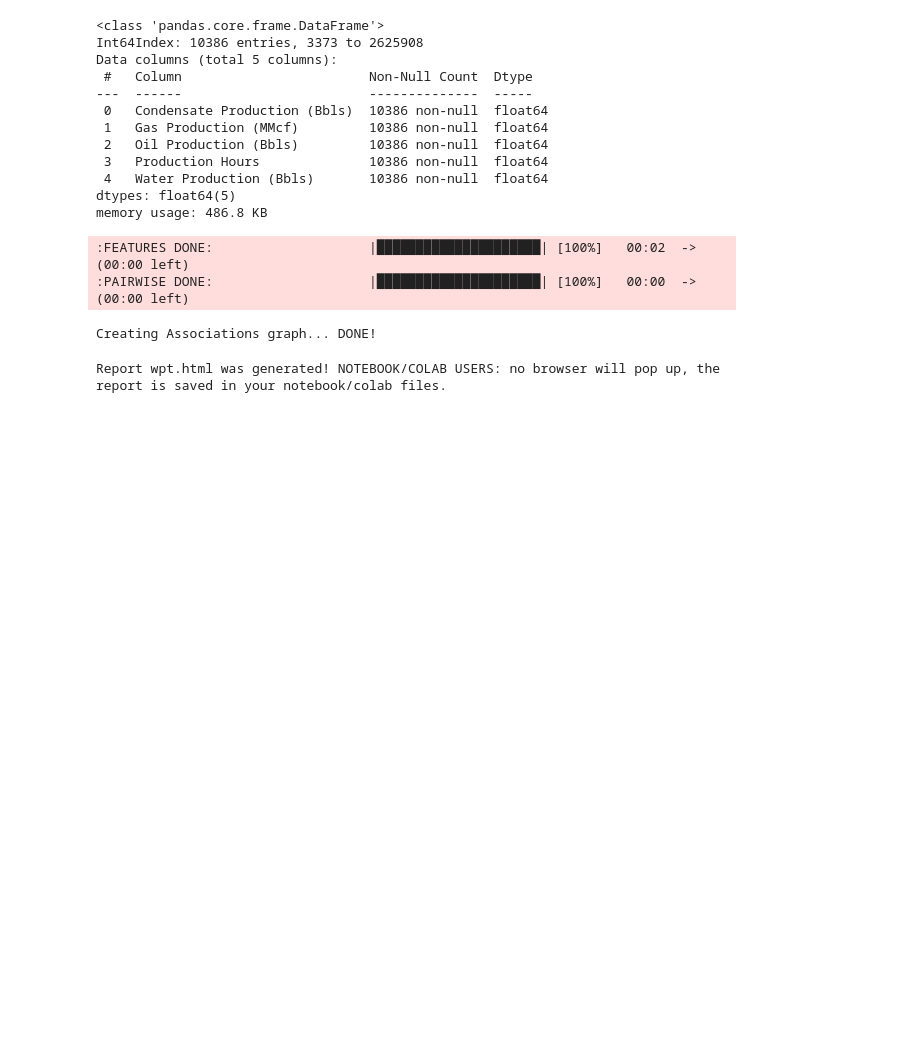
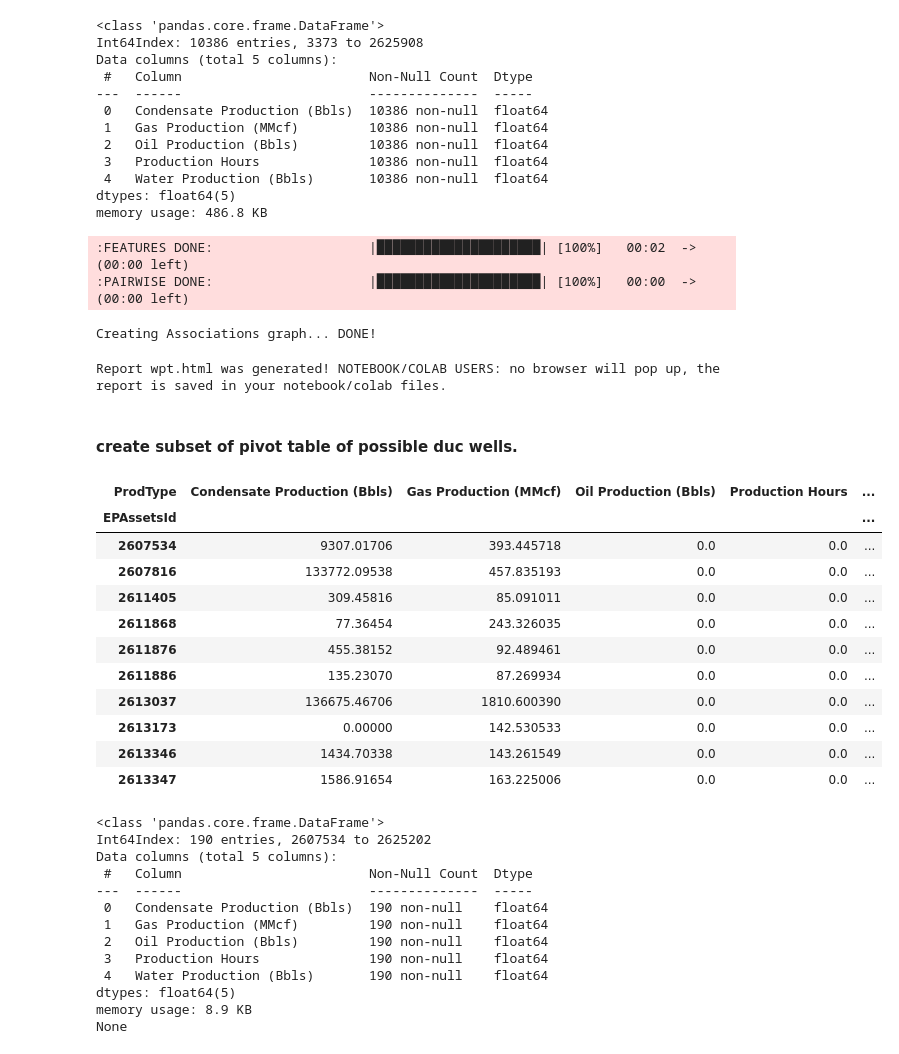
Before and after one commit to coy17a/2020DUCdatathon, a Jupyter notebook: DUC Wells Identification/EDA/EDA for Identification of DUC Wells.ipynb, the cells around one changed output. Drawn from its saved outputs; the diff is of its cells as text; code cells hidden in the pictures; blank space fills up the shorter version.

```diff
--- a/DUC Wells Identification/EDA/EDA for Identification of DUC Wells.ipynb
+++ b/DUC Wells Identification/EDA/EDA for Identification of DUC Wells.ipynb
@@ -442,3 +480,41 @@ Creating Associations graph... DONE!
 wpt_pivot.show_html('wpt.html')
 # %% [output]
 Report wpt.html was generated! NOTEBOOK/COLAB USERS: no browser will pop up, the report is saved in your notebook/colab files.
+# %% [markdown]
+#### create subset of pivot table of possible duc wells.
+# %%
+# create subset of pivot table of possible duc wells.
+
+possible_duc_wells = wellproduction_total_pivot[wellproduction_total_pivot['Production Hours']==0]
+
+display(possible_duc_wells.head(10))
+
+print('\n')
+
+print(possible_duc_wells.info())
+# %% [output]
+| ProdType | Condensate Production (Bbls) | Gas Production (MMcf) | Oil Production (Bbls) | Production Hours | ... |
+| EPAssetsId |  |  |  |  | ... |
+| 2607534 | 9307.01706 | 393.445718 | 0.0 | 0.0 | ... |
+| 2607816 | 133772.09538 | 457.835193 | 0.0 | 0.0 | ... |
+| 2611405 | 309.45816 | 85.091011 | 0.0 | 0.0 | ... |
+| 2611868 | 77.36454 | 243.326035 | 0.0 | 0.0 | ... |
+| 2611876 | 455.38152 | 92.489461 | 0.0 | 0.0 | ... |
+| 2611886 | 135.23070 | 87.269934 | 0.0 | 0.0 | ... |
+| 2613037 | 136675.46706 | 1810.600390 | 0.0 | 0.0 | ... |
+| 2613173 | 0.00000 | 142.530533 | 0.0 | 0.0 | ... |
+| 2613346 | 1434.70338 | 143.261549 | 0.0 | 0.0 | ... |
+| 2613347 | 1586.91654 | 163.225006 | 0.0 | 0.0 | ... |
+<class 'pandas.core.frame.DataFrame'>
+Int64Index: 190 entries, 2607534 to 2625202
+Data columns (total 5 columns):
+ #   Column                        Non-Null Count  Dtype
+---  ------                        --------------  -----
+ 0   Condensate Production (Bbls)  190 non-null    float64
+ 1   Gas Production (MMcf)         190 non-null    float64
+ 2   Oil Production (Bbls)         190 non-null    float64
+ 3   Production Hours              190 non-null    float64
+ 4   Water Production (Bbls)       190 non-null    float64
+dtypes: float64(5)
+memory usage: 8.9 KB
+None
```
Also changed, not shown: parts of 9 cells of this notebook.
